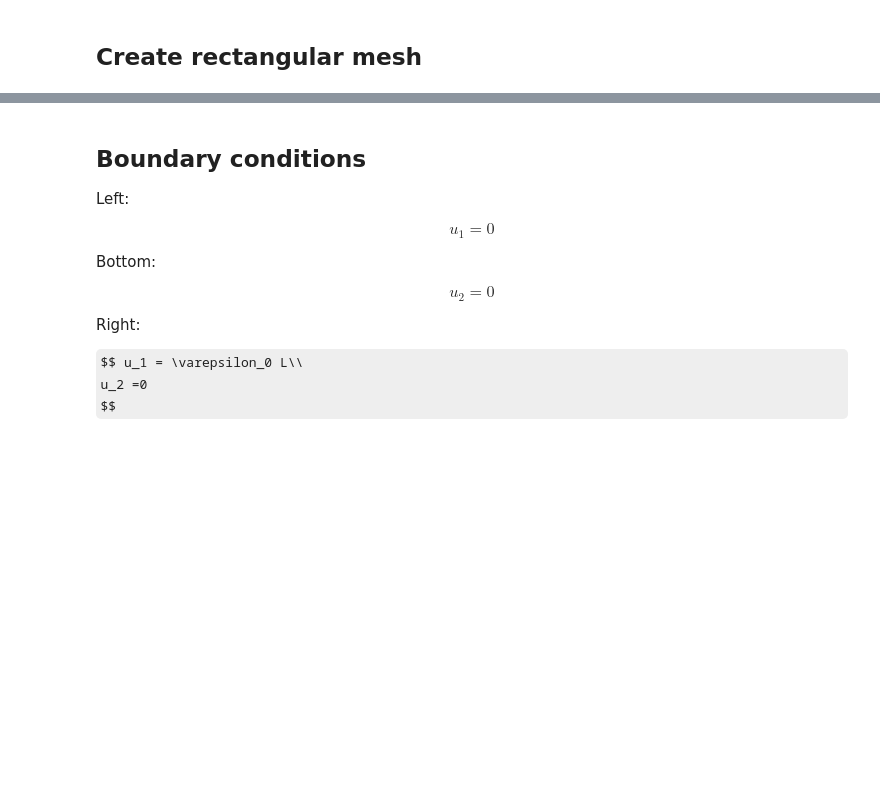
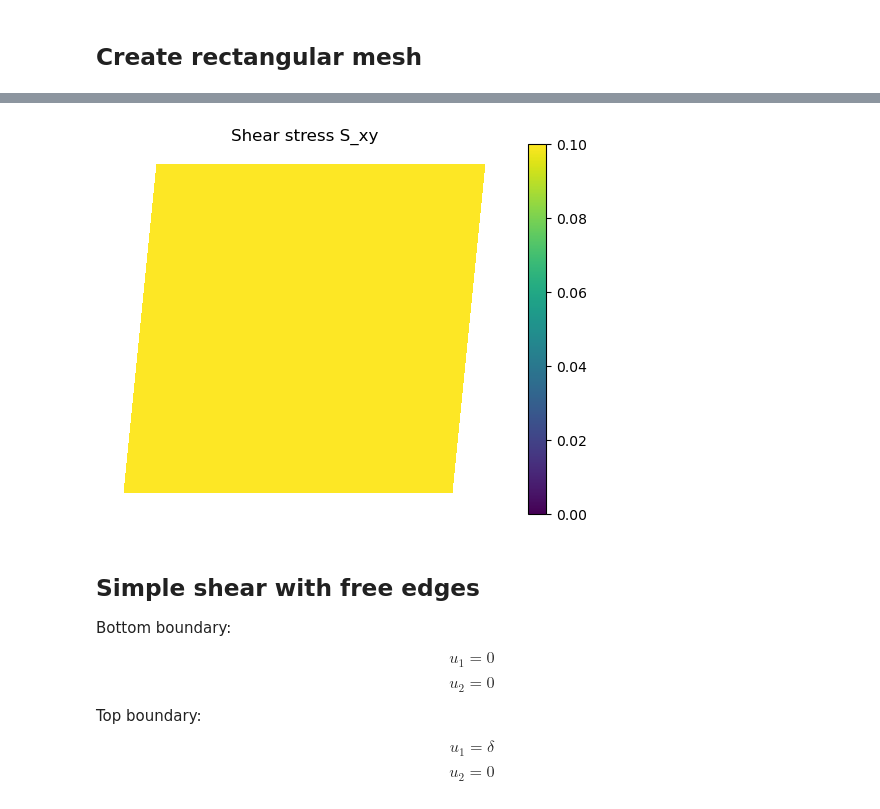
Before and after one commit to sebatomon/PINNs_for_simple_shape_optimization, a Jupyter notebook: simple_shear/scikit_fem.ipynb, the cells around one changed output, grey strips where cells are left out. Drawn from its saved outputs; the diff is of its cells as text; code cells hidden in the pictures; some formulas as TeX source; blank space fills up the shorter version.

```diff
--- a/simple_shear/scikit_fem.ipynb
+++ b/simple_shear/scikit_fem.ipynb
@@ -73,16 +54,58 @@ def b(v, w):
+# %%
+# Get all degrees of freedom and set appropiate entry to prescribed BCs.
+u = basis.zeros()
+x = np.zeros_like(u)
+dofs0 = list(basis.nodal_dofs[0])
+dofs1 = list(basis.nodal_dofs[1])
+x[dofs0] = mesh.doflocs[0]
+x[dofs1] = mesh.doflocs[1]
+u[basis.get_dofs({"top"}).nodal['u^1']] = DELTA
+u[basis.get_dofs({"left"}).nodal['u^1']] = DELTA * x[basis.get_dofs({"left"}).nodal['u^2']]
+u[basis.get_dofs({"right"}).nodal['u^1']] = DELTA * x[basis.get_dofs({"right"}).nodal['u^2']]
+
+
+cons = np.concatenate([
+    basis.get_dofs({"bottom"}),
+    basis.get_dofs({"top"}),
+    basis.get_dofs({"left"}),
+    basis.get_dofs({"right"}),
+    ]
+)
+
+# Get remaining degrees of freedom
+I = basis.complement_dofs(cons)
+
+
+# Assemble matrices
+K = fem.asm(k, basis)
+B = fem.asm(b, basis)
+
+# Solve the problem
+u = fem.solve(*fem.condense(K, B, x=u, I=I))
+
+# Visualize result
+dofs0 = list(basis.nodal_dofs[0])
+dofs1 = list(basis.nodal_dofs[1])
+defmesh = copy.deepcopy(mesh)
+defmesh.doflocs[0] += u[dofs0]
+defmesh.doflocs[1] += u[dofs1]
+ui = basis.interpolate(u)
+E = sym_grad(ui)
+S = sigma(E)
+p = plot(defmesh, np.mean(S[0,1], axis=-1), colorbar=True, cmap="viridis", vmin=0.0)
+p.set_title("Shear stress S_xy")
+p.show()
+# %% [output]
+[figure, added]
 # %% [markdown]
-## Boundary conditions
+## Simple shear with free edges
 
-Left:
+Bottom boundary:
 
 $$ u_1 = 0$$
-
-Bottom:
-
 $$ u_2 = 0$$
 
-Right:
+Top boundary:
 
-$$ u_1 = \varepsilon_0 L\\
-   u_2 =0
-$$
+$$ u_1 = \delta$$
+$$ u_2 = 0$$
```
Also changed, not shown: parts of 13 cells of this notebook.
